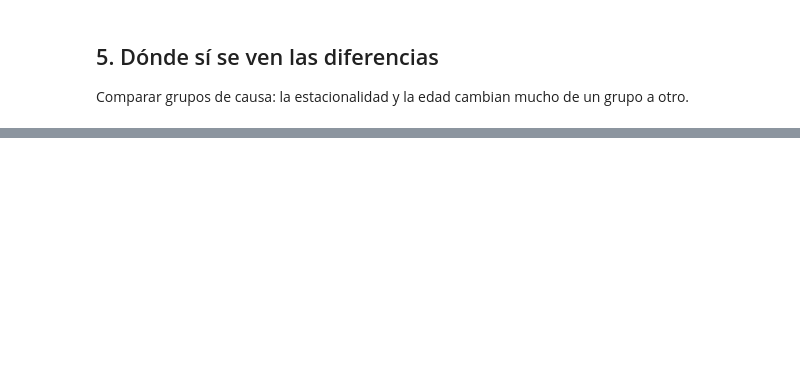
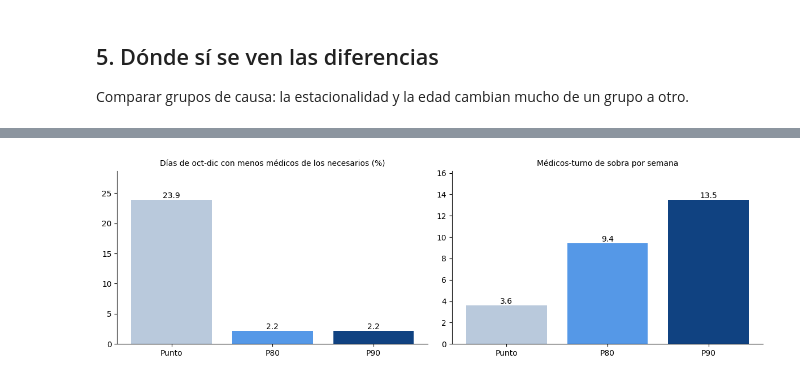
Before and after one commit to crizcar/ML_TrabajoSemestral, a Jupyter notebook: Clase.ipynb, the cells around one changed output, grey strips where cells are left out. Cells and saved outputs as stored; diff of their text form; code cells hidden in the pictures; blank space fills up the shorter version.

```diff
--- a/Clase.ipynb
+++ b/Clase.ipynb
@@ -155,0 +242,23 @@ fig.tight_layout(); plt.show()
+# %%
+base = h.shift(7)                                     # predicción ingenua
+err = (h - base).dropna()
+calib = err[err.index < INICIO_EVAL]
+ev = h[h.index >= INICIO_EVAL]
+MARGEN = {"Punto": 0.0, "P80": max(calib.quantile(.8), 0), "P90": max(calib.quantile(.9), 0)}
+
+print(f"Error absoluto medio de la regla en oct-dic: {(ev - base[ev.index]).abs().mean():.1f} pacientes/día "
+      f"({((ev - base[ev.index]).abs() / ev).mean() * 100:.1f} %)")
+print({k: round(v, 1) for k, v in MARGEN.items()})
+
+def evaluar(cap, margen, periodo=ev):
+    """Compara médicos-turno asignados (con la predicción) y necesarios (con la demanda real)."""
+    asignados = np.ceil((base[periodo.index] + margen) / cap)
+    necesarios = np.ceil(periodo / cap)
+    return pd.Series({
+        "días con déficit (%)": (asignados < necesarios).mean() * 100,
+        "médicos-turno de sobra por semana": np.clip(asignados - necesarios, 0, None).sum() / len(periodo) * 7,
+        "médicos-turno promedio por día": asignados.mean(),
+    })
+
+resumen = pd.DataFrame({k: evaluar(CAP, m) for k, m in MARGEN.items()}).T.round(1)
+resumen
@@ -155,0 +272,14 @@ fig.tight_layout(); plt.show()
+# %%
+fig, axes = plt.subplots(1, 2, figsize=(12, 3.8))
+colores = ["#b9c9dc", "#5598e7", "#104281"]
+axes[0].bar(resumen.index, resumen["días con déficit (%)"], color=colores)
+axes[0].set_title("Días de oct-dic con menos médicos de los necesarios (%)", fontsize=10)
+axes[1].bar(resumen.index, resumen["médicos-turno de sobra por semana"], color=colores)
+axes[1].set_title("Médicos-turno de sobra por semana", fontsize=10)
+for ax, col in zip(axes, ["días con déficit (%)", "médicos-turno de sobra por semana"]):
+    for i, v in enumerate(resumen[col]):
+        ax.text(i, v, f"{v:.1f}", ha="center", va="bottom", fontsize=10)
+    ax.set_ylim(0, resumen[col].max() * 1.2)
+fig.tight_layout(); plt.show()
+# %% [output]
+[figure, added]
```
Also changed, not shown: parts of 17 cells of this notebook.
